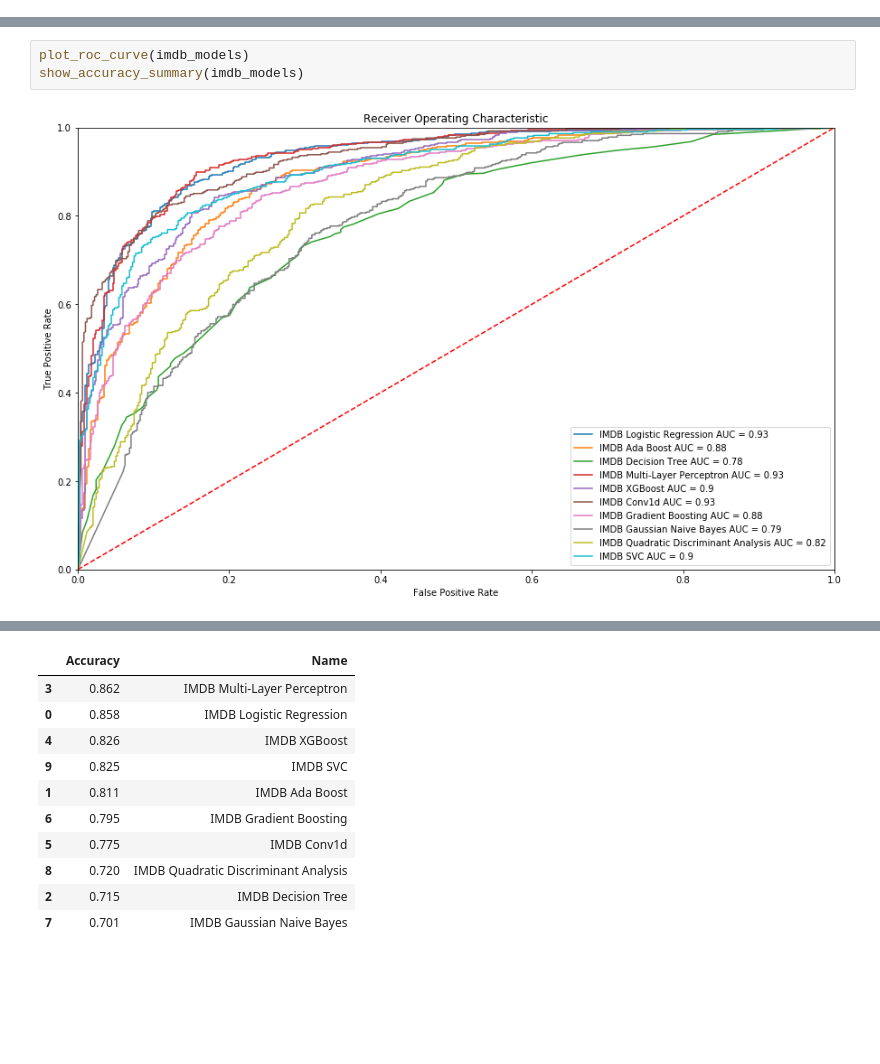
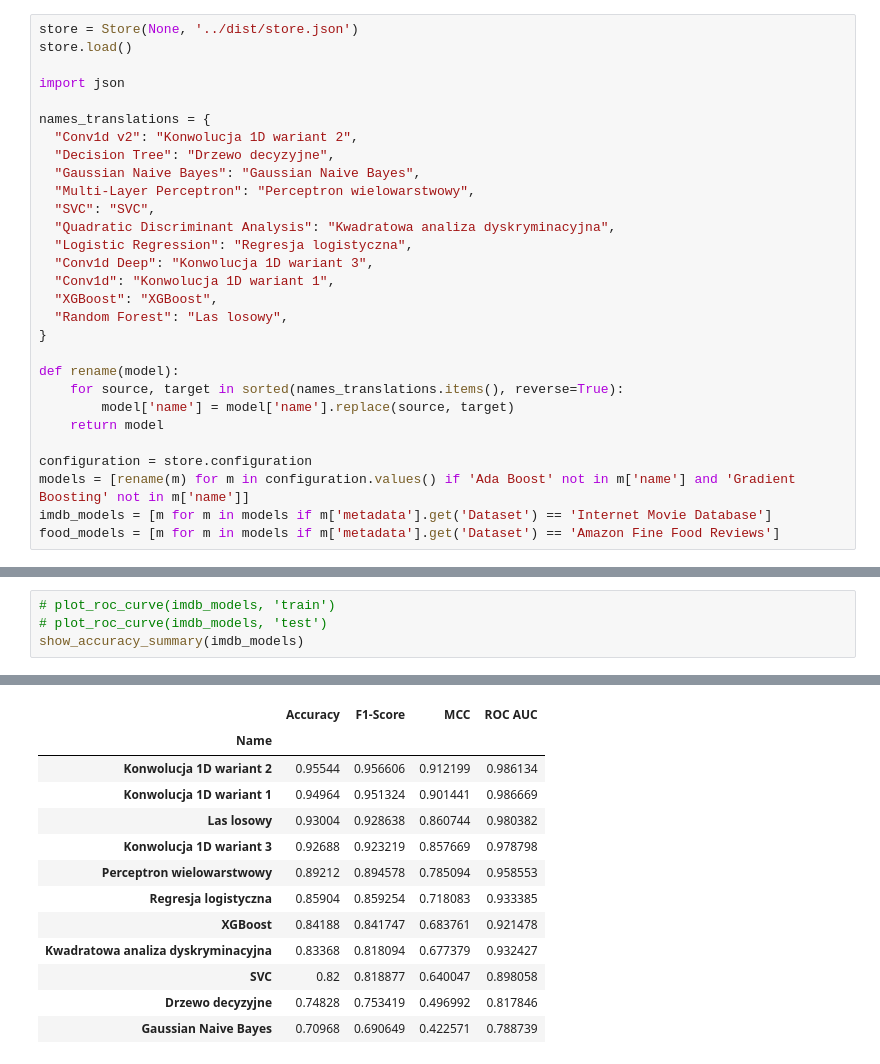
Before and after one commit to Valian/nlp-sentiment-analysis, a Jupyter notebook: src/results_comparision.ipynb, the cells around one changed output, grey strips where cells are left out. Drawn from its saved outputs; the diff is of its cells as text; blank space fills up the shorter version.

```diff
--- a/src/results_comparision.ipynb
+++ b/src/results_comparision.ipynb
@@ -17,3 +8,32 @@ food_models = [m for m in configuration.values() if m['metadata']['Dataset'] ==
+# %%
+store = Store(None, '../dist/store.json')
+store.load()
+
+import json
+
+names_translations = {
+  "Conv1d v2": "Konwolucja 1D wariant 2",
+  "Decision Tree": "Drzewo decyzyjne",
+  "Gaussian Naive Bayes": "Gaussian Naive Bayes",
+  "Multi-Layer Perceptron": "Perceptron wielowarstwowy",
+  "SVC": "SVC",
+  "Quadratic Discriminant Analysis": "Kwadratowa analiza dyskryminacyjna",
+  "Logistic Regression": "Regresja logistyczna",
+  "Conv1d Deep": "Konwolucja 1D wariant 3",
+  "Conv1d": "Konwolucja 1D wariant 1",
+  "XGBoost": "XGBoost",
+  "Random Forest": "Las losowy",
+}
+
+def rename(model):
+    for source, target in sorted(names_translations.items(), reverse=True):
+        model['name'] = model['name'].replace(source, target)
+    return model
+
+configuration = store.configuration
+models = [rename(m) for m in configuration.values() if 'Ada Boost' not in m['name'] and 'Gradient Boosting' not in m['name']]
+imdb_models = [m for m in models if m['metadata'].get('Dataset') == 'Internet Movie Database']
+food_models = [m for m in models if m['metadata'].get('Dataset') == 'Amazon Fine Food Reviews']
 # %%
 import matplotlib.pyplot as plt
 import pandas as pd
@@ -48,5 +91,5 @@ def show_accuracy_summary(models):
 # %%
-plot_roc_curve(imdb_models)
+# plot_roc_curve(imdb_models, 'train')
+# plot_roc_curve(imdb_models, 'test')
 show_accuracy_summary(imdb_models)
 # %% [output]
-[figure, removed]
@@ -53,11 +108,13 @@ show_accuracy_summary(imdb_models)
-|  | Accuracy | Name |
-| 3 | 0.862 | IMDB Multi-Layer Perceptron |
-| 0 | 0.858 | IMDB Logistic Regression |
-| 4 | 0.826 | IMDB XGBoost |
-| 9 | 0.825 | IMDB SVC |
-| 1 | 0.811 | IMDB Ada Boost |
-| 6 | 0.795 | IMDB Gradient Boosting |
-| 5 | 0.775 | IMDB Conv1d |
-| 8 | 0.720 | IMDB Quadratic Discriminant Analysis |
-| 2 | 0.715 | IMDB Decision Tree |
-| 7 | 0.701 | IMDB Gaussian Naive Bayes |
+|  | Accuracy | F1-Score | MCC | ROC AUC |
+| Name |  |  |  |  |
+| Konwolucja 1D wariant 2 | 0.95544 | 0.956606 | 0.912199 | 0.986134 |
+| Konwolucja 1D wariant 1 | 0.94964 | 0.951324 | 0.901441 | 0.986669 |
+| Las losowy | 0.93004 | 0.928638 | 0.860744 | 0.980382 |
+| Konwolucja 1D wariant 3 | 0.92688 | 0.923219 | 0.857669 | 0.978798 |
+| Perceptron wielowarstwowy | 0.89212 | 0.894578 | 0.785094 | 0.958553 |
+| Regresja logistyczna | 0.85904 | 0.859254 | 0.718083 | 0.933385 |
+| XGBoost | 0.84188 | 0.841747 | 0.683761 | 0.921478 |
+| Kwadratowa analiza dyskryminacyjna | 0.83368 | 0.818094 | 0.677379 | 0.932427 |
+| SVC | 0.82 | 0.818877 | 0.640047 | 0.898058 |
+| Drzewo decyzyjne | 0.74828 | 0.753419 | 0.496992 | 0.817846 |
+| Gaussian Naive Bayes | 0.70968 | 0.690649 | 0.422571 | 0.788739 |
```
Also changed, not shown: parts of 5 cells of this notebook, 10 other files.
